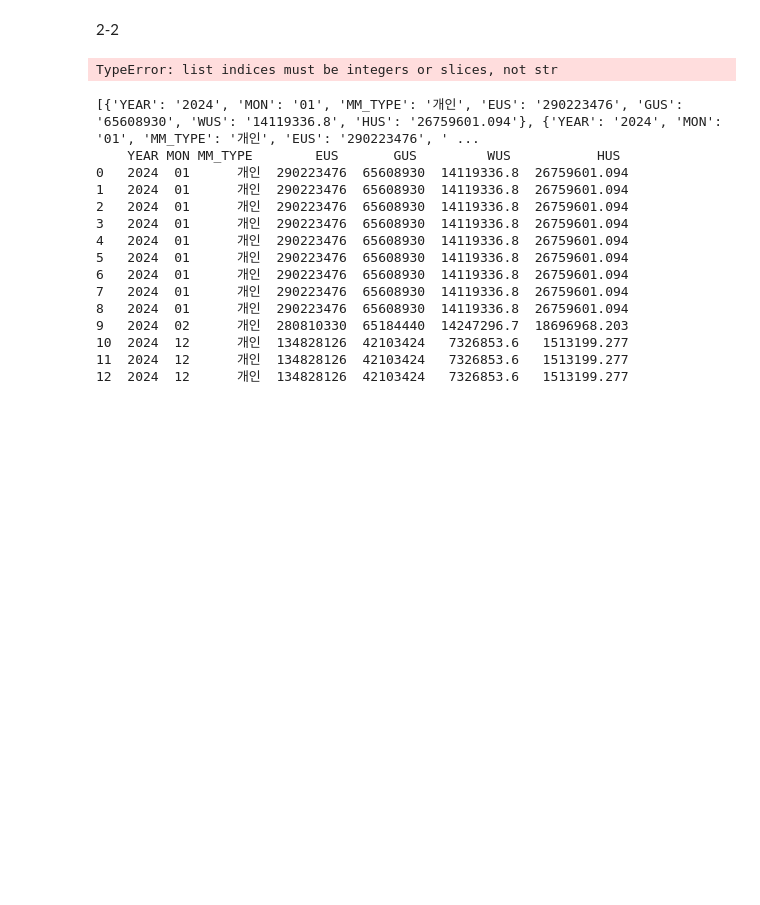
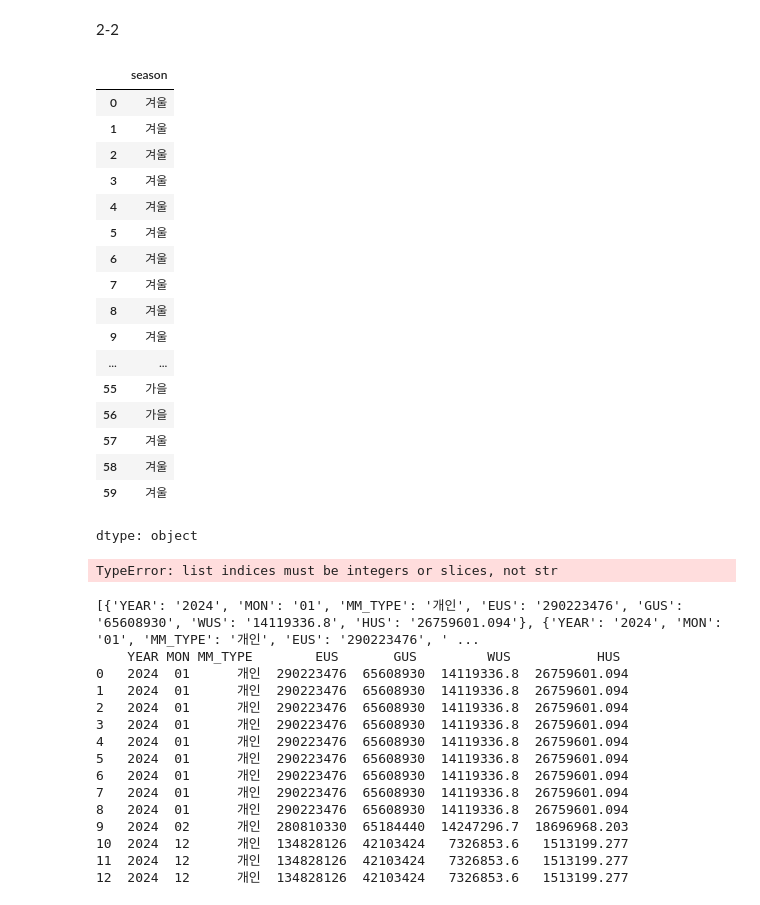
Before and after one commit to JKTajo/20250714_count_TAX, a Jupyter notebook: assignment.ipynb, the cells around one changed output. Drawn from its saved outputs; the diff is of its cells as text; code cells hidden in the pictures; blank space fills up the shorter version.

```diff
--- a/assignment.ipynb
+++ b/assignment.ipynb
@@ -102,3 +117,33 @@ Index(['YEAR', 'MON', 'MM_TYPE', 'EUS', 'GUS', 'WUS', 'HUS'], dtype='object')
 # %% [markdown]
 2-2
+# %%
+# 연도 컬럼 추가
+df['YEAR'] = pd.to_datetime(df['YEAR'])
+df['year'] = df['YEAR'].dt.year
+
+#계절 컬럼 추가
+df['MON'] = df['MON'].astype(int)
+df['season'] = df['MON'].map(lambda x : '봄' if 3 <= x <= 5
+                                      else '여름' if 6 <= x <= 8
+                                      else '가을' if 9 <= x <= 11
+                                      else '겨울')
+# %% [output]
+|  | season |
+| 0 | 겨울 |
+| 1 | 겨울 |
+| 2 | 겨울 |
+| 3 | 겨울 |
+| 4 | 겨울 |
+| 5 | 겨울 |
+| 6 | 겨울 |
+| 7 | 겨울 |
+| 8 | 겨울 |
+| 9 | 겨울 |
+| ... | ... |
+| 55 | 가을 |
+| 56 | 가을 |
+| 57 | 겨울 |
+| 58 | 겨울 |
+| 59 | 겨울 |
+dtype: object
 # %%
```
Also changed, not shown: parts of 2 cells of this notebook.
